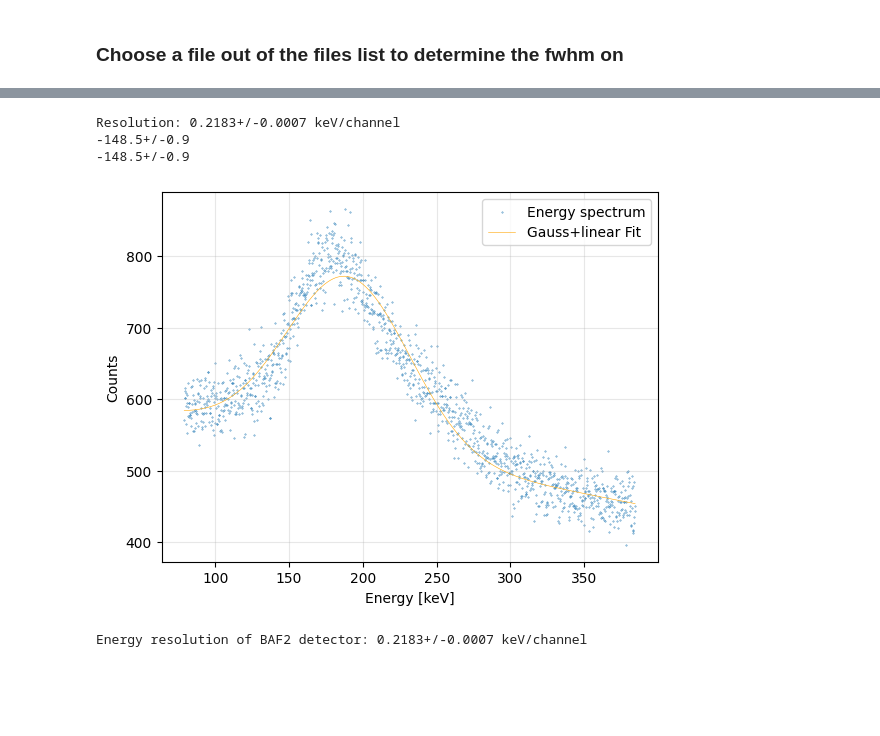
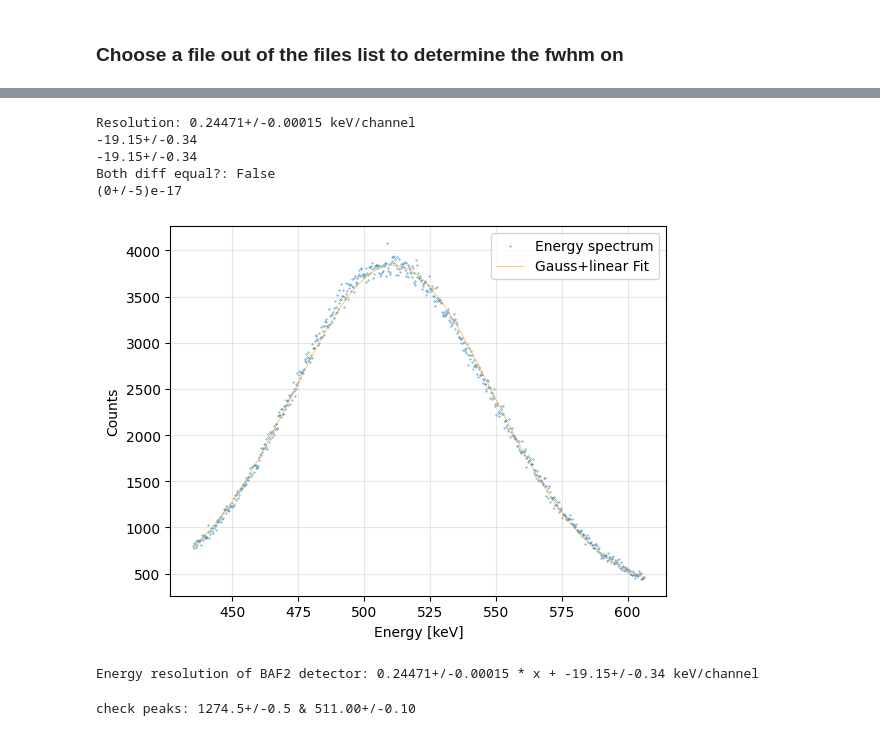
Before and after one commit to Moritz-Wald/GammaGamma, a Jupyter notebook: Energieauflösung_BAF2.ipynb, the cells around one changed output, grey strips where cells are left out. Drawn from its saved outputs; the diff is of its cells as text; code cells hidden in the pictures; blank space fills up the shorter version.

Commit message:
Use right peaks for resolutions
Choose peaks as in manual for energy calibration

```diff
--- a/Energieauflösung_BAF2.ipynb
+++ b/Energieauflösung_BAF2.ipynb
@@ -19,5 +11,5 @@ file = files[0]
 # %%
 data, roi = load_data(file, only_roi=False)
-roi = np.arange(4300, 5000)
+roi = np.arange(4500, 5800)
 data = data[roi]
 # %%
@@ -89,5 +82,5 @@ print(centerone)
 # %%
 data, roi = load_data(file, only_roi=False)
-roi = np.arange(400, 1800)
+roi = np.arange(1700, 2400)
 data = data[roi]
 # %%
@@ -104,7 +97,8 @@ plt.show()
 # %%
 from lmfit.models import GaussianModel, LinearModel
+
 peak = GaussianModel()
-background = LinearModel(prefix = 'snd')
+background = LinearModel()
 model = peak + background
 # %%
 init_values = {
@@ -159,23 +153,33 @@ print(centerone)
 # %%
-resolution = abs((1173.237-346.93)/(centerone-centertwo))
+resolution = abs((1274.542 - 511) / (centerone - centertwo))
 print(f'Resolution: {resolution} keV/channel')
-print(centerone*resolution-1173.237)
-print(centertwo*resolution-346.93)
+diff = centertwo * resolution - 511
+print(centerone * resolution - 1274.542)
+print(diff)
+print(f'Both diff equal?: {diff == centerone * resolution - 1274.542}')
+if diff != centerone * resolution - 1274.542:
+    print(diff - (centerone * resolution - 1274.542))
 # %% [output]
-Resolution: 0.2183+/-0.0007 keV/channel
--148.5+/-0.9
--148.5+/-0.9
+Resolution: 0.24471+/-0.00015 keV/channel
+-19.15+/-0.34
+-19.15+/-0.34
+Both diff equal?: False
+(0+/-5)e-17
 # %%
-plt.scatter(roi*resolution.n-8.3, data, s=0.1, label='Energy spectrum')
-plt.plot(x*resolution.n-8.3, y, linewidth=.4, c='orange', label='Gauss+linear Fit')
+plt.scatter(roi * resolution.n - diff.n, data, s=0.1, label='Energy spectrum')
+plt.plot(x * resolution.n - diff.n, y, linewidth=.4, c='orange', label='Gauss+linear Fit')
 plt.grid(alpha=.3)
 plt.legend()
 plt.xlabel('Energy [keV]')
 plt.ylabel('Counts')
 plt.show()
 # %% [output]
-[figure, old version]
+[figure, new version]
 # %%
-print(f'Energy resolution of BAF2 detector: {resolution} keV/channel')
+print(f'Energy resolution of BAF2 detector: {resolution} * x + {diff} keV/channel')
 # %% [output]
-Energy resolution of BAF2 detector: 0.2183+/-0.0007 keV/channel
+Energy resolution of BAF2 detector: 0.24471+/-0.00015 * x + -19.15+/-0.34 keV/channel
+# %%
+print(f"check peaks: {centerone * resolution.n - diff.n} & {centertwo * resolution.n - diff.n}")
+# %% [output]
+check peaks: 1274.5+/-0.5 & 511.00+/-0.10
```
Also changed, not shown: parts of 16 cells of this notebook, 2 other files.
